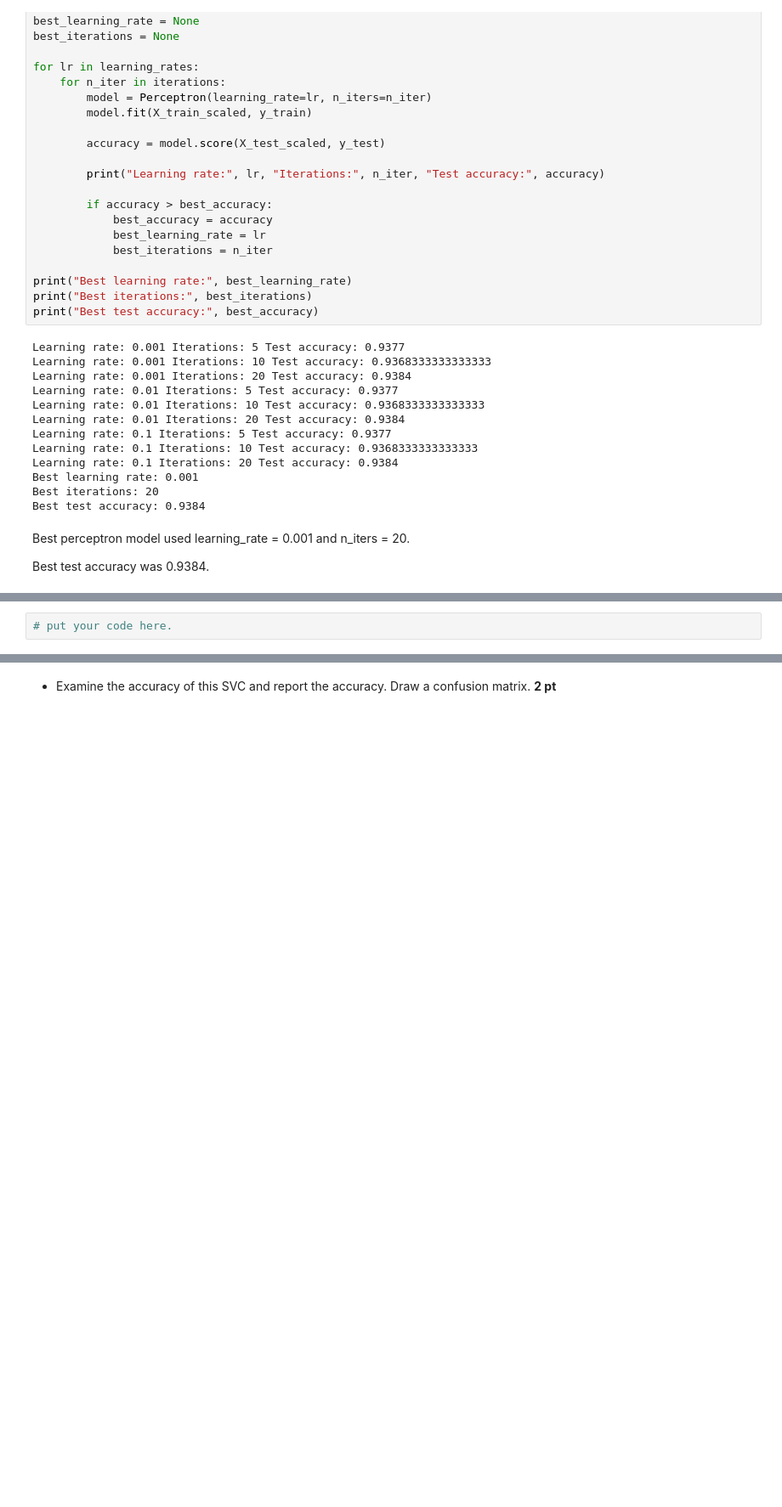
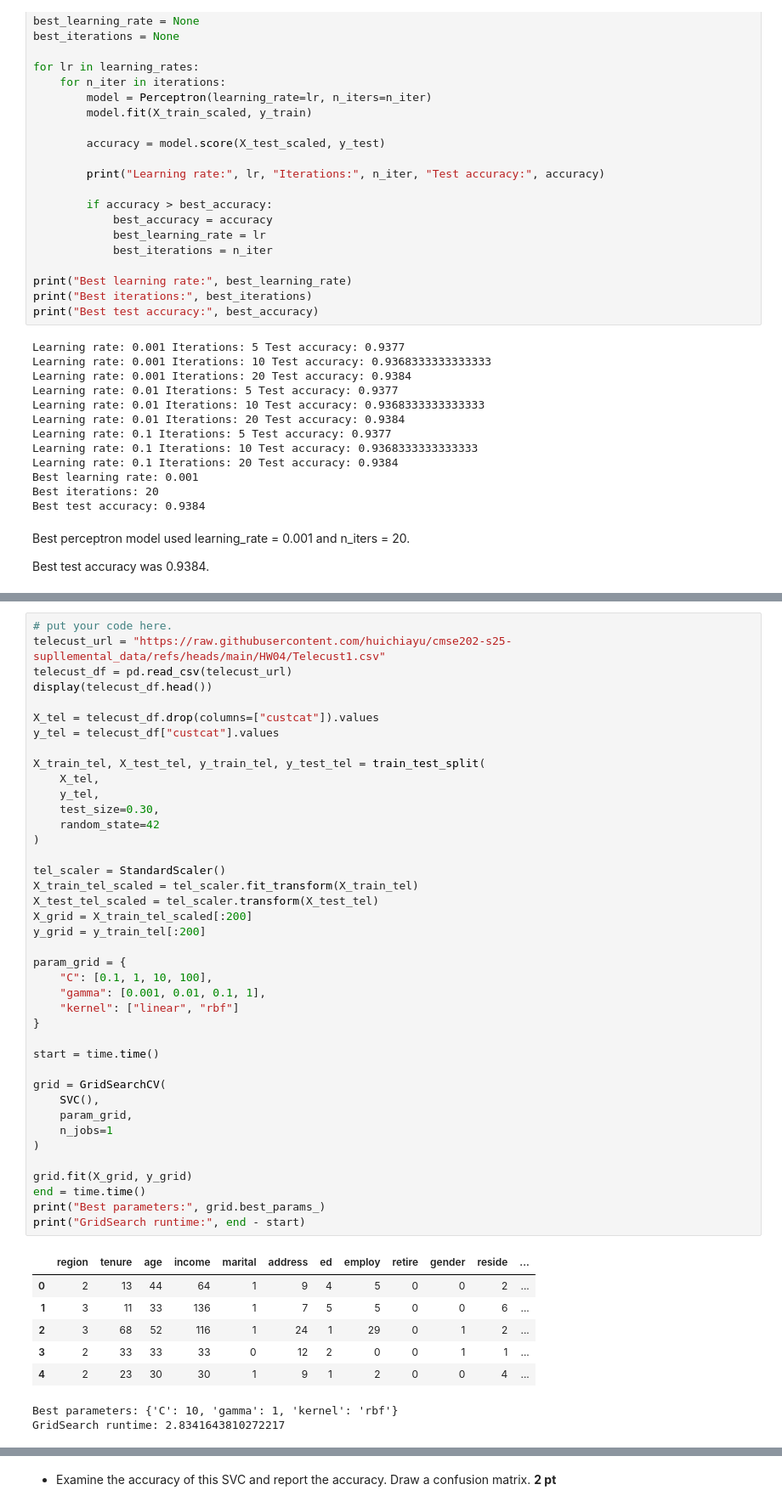
Before and after one commit to Jaehan-MSU/cmse202-s26-turnin, a Jupyter notebook: hw-05/HW-05_Perceptron_SVM_PCA-Jaehan-Kim.ipynb, the cells around one changed output, grey strips where cells are left out. Shown at 85% size. Saved outputs shown, nothing was run; the diff lists cells and outputs as text; blank space fills up the shorter version.

```diff
--- a/hw-05/HW-05_Perceptron_SVM_PCA-Jaehan-Kim.ipynb
+++ b/hw-05/HW-05_Perceptron_SVM_PCA-Jaehan-Kim.ipynb
@@ -342,3 +342,50 @@ There are five caterogies with multiple feature variables.
 * Complete GridSearch to extract best parameters gets **5 pt**.
 # %%
 # put your code here.
+telecust_url = "https://raw.githubusercontent.com/huichiayu/cmse202-s25-supllemental_data/refs/heads/main/HW04/Telecust1.csv"
+telecust_df = pd.read_csv(telecust_url)
+display(telecust_df.head())
+
+X_tel = telecust_df.drop(columns=["custcat"]).values
+y_tel = telecust_df["custcat"].values
+
+X_train_tel, X_test_tel, y_train_tel, y_test_tel = train_test_split(
+    X_tel,
+    y_tel,
+    test_size=0.30,
+    random_state=42
+)
+
+tel_scaler = StandardScaler()
+X_train_tel_scaled = tel_scaler.fit_transform(X_train_tel)
+X_test_tel_scaled = tel_scaler.transform(X_test_tel)
+X_grid = X_train_tel_scaled[:200]
+y_grid = y_train_tel[:200]
+
+param_grid = {
+    "C": [0.1, 1, 10, 100],
+    "gamma": [0.001, 0.01, 0.1, 1],
+    "kernel": ["linear", "rbf"]
+}
+
+start = time.time()
+
+grid = GridSearchCV(
+    SVC(),
+    param_grid,
+    n_jobs=1
+)
+
+grid.fit(X_grid, y_grid)
+end = time.time()
+print("Best parameters:", grid.best_params_)
+print("GridSearch runtime:", end - start)
+# %% [output]
+|  | region | tenure | age | income | marital | address | ed | employ | retire | gender | reside | ... |
+| 0 | 2 | 13 | 44 | 64 | 1 | 9 | 4 | 5 | 0 | 0 | 2 | ... |
+| 1 | 3 | 11 | 33 | 136 | 1 | 7 | 5 | 5 | 0 | 0 | 6 | ... |
+| 2 | 3 | 68 | 52 | 116 | 1 | 24 | 1 | 29 | 0 | 1 | 2 | ... |
+| 3 | 2 | 33 | 33 | 33 | 0 | 12 | 2 | 0 | 0 | 1 | 1 | ... |
+| 4 | 2 | 23 | 30 | 30 | 1 | 9 | 1 | 2 | 0 | 0 | 4 | ... |
+Best parameters: {'C': 10, 'gamma': 1, 'kernel': 'rbf'}
+GridSearch runtime: 2.8341643810272217
```
Also changed, not shown: parts of 3 cells of this notebook.
